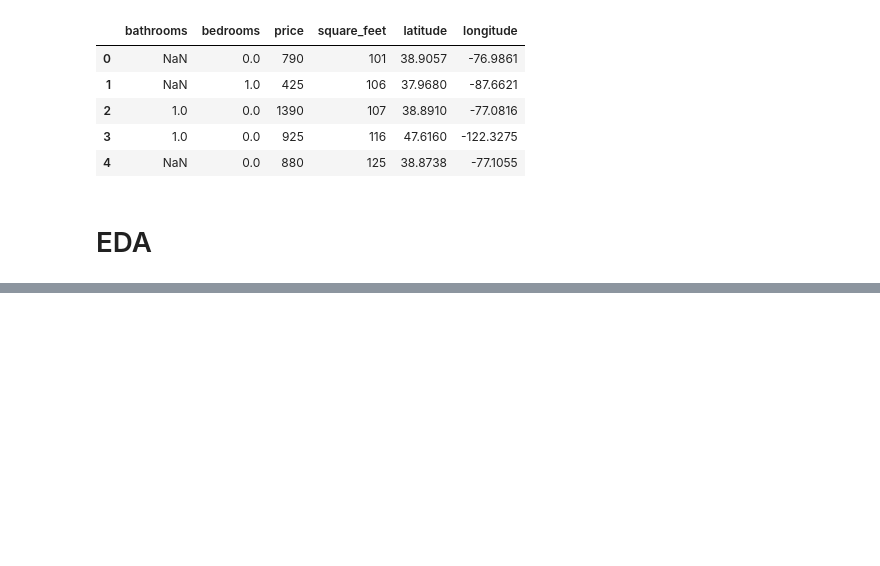
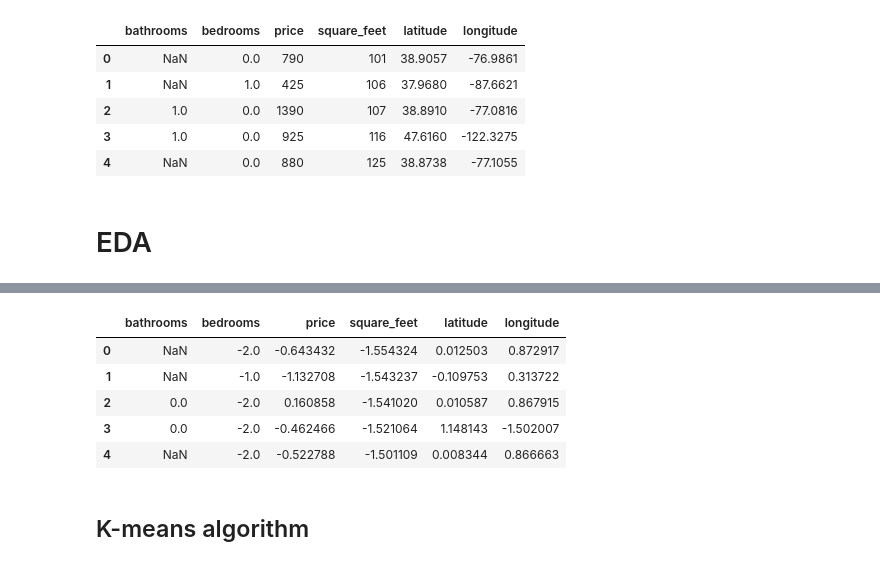
Before and after one commit to Clem-prog/AFL2-ML, a Jupyter notebook: AFL2_ML.ipynb, the cells around one changed output, grey strips where cells are left out. Drawn from its saved outputs; the diff is of its cells as text; code cells hidden in the pictures; blank space fills up the shorter version.

```diff
--- a/AFL2_ML.ipynb
+++ b/AFL2_ML.ipynb
@@ -104,6 +103,16 @@ for col in num_cols:
 # %%
 # scale dataset with Robust Scaler
-from sklearn.preprocessing import StandardScaler
+from sklearn.preprocessing import RobustScaler
 scaler = RobustScaler()
-
+scaled_data = scaler.fit_transform(rent_df)
+scaled_df = pd.DataFrame(scaled_data,columns=rent_df.columns)
 scaled_df.head()
+# %% [output]
+|  | bathrooms | bedrooms | price | square_feet | latitude | longitude |
+| 0 | NaN | -2.0 | -0.643432 | -1.554324 | 0.012503 | 0.872917 |
+| 1 | NaN | -1.0 | -1.132708 | -1.543237 | -0.109753 | 0.313722 |
+| 2 | 0.0 | -2.0 | 0.160858 | -1.541020 | 0.010587 | 0.867915 |
+| 3 | 0.0 | -2.0 | -0.462466 | -1.521064 | 1.148143 | -1.502007 |
+| 4 | NaN | -2.0 | -0.522788 | -1.501109 | 0.008344 | 0.866663 |
+# %% [markdown]
+## K-means algorithm
```
Also changed, not shown: parts of 2 cells of this notebook.
